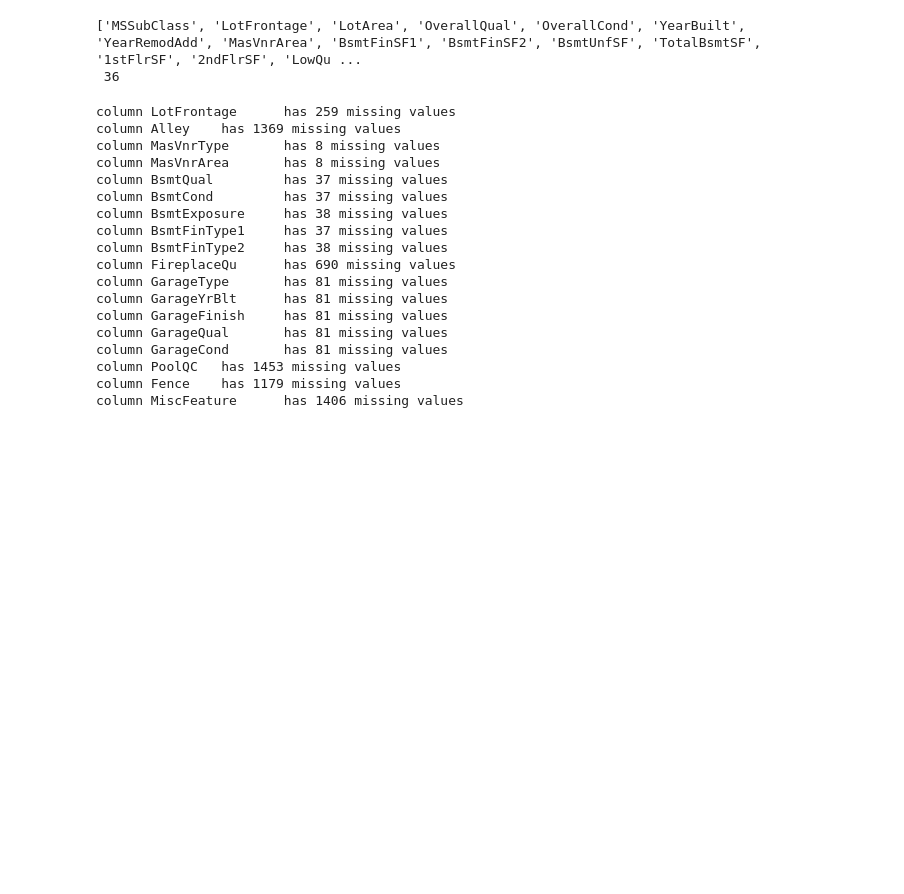
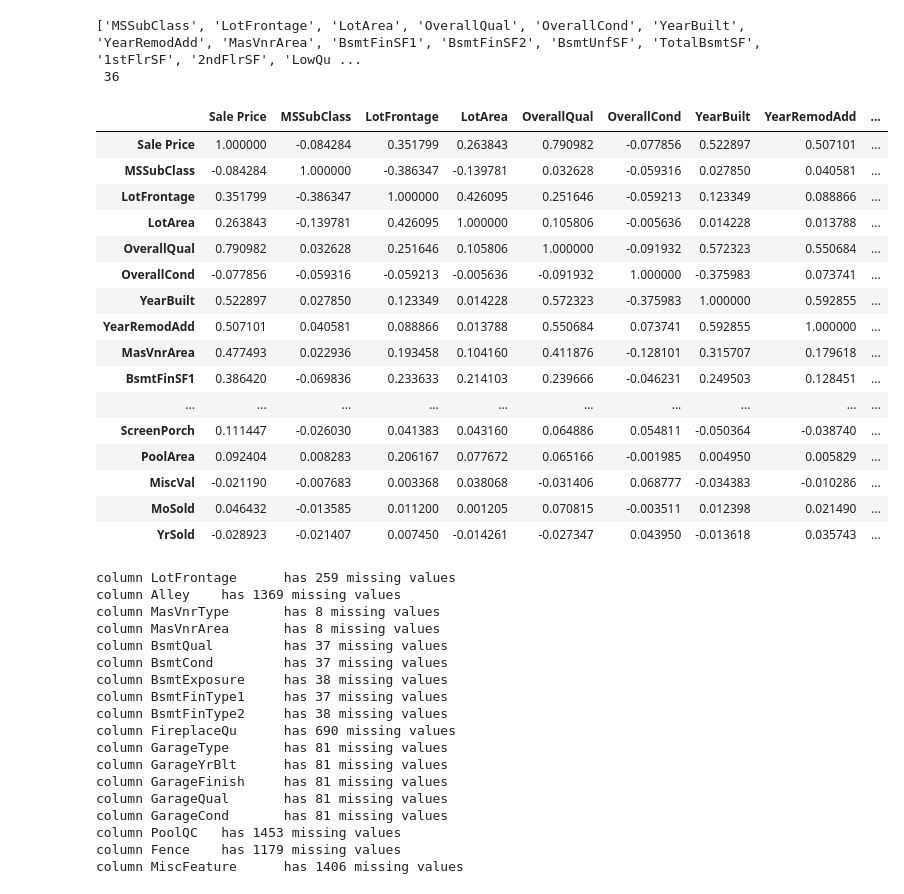
Before and after one commit to Raghav-rv28/Home-Price-Prediction, a Jupyter notebook: homeprice1.ipynb, the cells around one changed output. Cells and saved outputs as stored; diff of their text form; code cells hidden in the pictures; blank space fills up the shorter version.

```diff
--- a/homeprice1.ipynb
+++ b/homeprice1.ipynb
@@ -75,6 +75,29 @@ print(numeric_cols,"\n",len(numeric_cols))
 # %% [output]
 ['MSSubClass', 'LotFrontage', 'LotArea', 'OverallQual', 'OverallCond', 'YearBuilt', 'YearRemodAdd', 'MasVnrArea', 'BsmtFinSF1', 'BsmtFinSF2', 'BsmtUnfSF', 'TotalBsmtSF', '1stFlrSF', '2ndFlrSF', 'LowQu ...
  36
+# %%
+data = X[numeric_cols]
+data.insert(0,'Sale Price',y)
+N_corr = data.corr()
+N_corr.style.background_gradient(cmap="summer")
+# %% [output]
+|  | Sale Price | MSSubClass | LotFrontage | LotArea | OverallQual | OverallCond | YearBuilt | YearRemodAdd | ... |
+| Sale Price | 1.000000 | -0.084284 | 0.351799 | 0.263843 | 0.790982 | -0.077856 | 0.522897 | 0.507101 | ... |
+| MSSubClass | -0.084284 | 1.000000 | -0.386347 | -0.139781 | 0.032628 | -0.059316 | 0.027850 | 0.040581 | ... |
+| LotFrontage | 0.351799 | -0.386347 | 1.000000 | 0.426095 | 0.251646 | -0.059213 | 0.123349 | 0.088866 | ... |
+| LotArea | 0.263843 | -0.139781 | 0.426095 | 1.000000 | 0.105806 | -0.005636 | 0.014228 | 0.013788 | ... |
+| OverallQual | 0.790982 | 0.032628 | 0.251646 | 0.105806 | 1.000000 | -0.091932 | 0.572323 | 0.550684 | ... |
+| OverallCond | -0.077856 | -0.059316 | -0.059213 | -0.005636 | -0.091932 | 1.000000 | -0.375983 | 0.073741 | ... |
+| YearBuilt | 0.522897 | 0.027850 | 0.123349 | 0.014228 | 0.572323 | -0.375983 | 1.000000 | 0.592855 | ... |
+| YearRemodAdd | 0.507101 | 0.040581 | 0.088866 | 0.013788 | 0.550684 | 0.073741 | 0.592855 | 1.000000 | ... |
+| MasVnrArea | 0.477493 | 0.022936 | 0.193458 | 0.104160 | 0.411876 | -0.128101 | 0.315707 | 0.179618 | ... |
+| BsmtFinSF1 | 0.386420 | -0.069836 | 0.233633 | 0.214103 | 0.239666 | -0.046231 | 0.249503 | 0.128451 | ... |
+| ... | ... | ... | ... | ... | ... | ... | ... | ... | ... |
+| ScreenPorch | 0.111447 | -0.026030 | 0.041383 | 0.043160 | 0.064886 | 0.054811 | -0.050364 | -0.038740 | ... |
+| PoolArea | 0.092404 | 0.008283 | 0.206167 | 0.077672 | 0.065166 | -0.001985 | 0.004950 | 0.005829 | ... |
+| MiscVal | -0.021190 | -0.007683 | 0.003368 | 0.038068 | -0.031406 | 0.068777 | -0.034383 | -0.010286 | ... |
+| MoSold | 0.046432 | -0.013585 | 0.011200 | 0.001205 | 0.070815 | -0.003511 | 0.012398 | 0.021490 | ... |
+| YrSold | -0.028923 | -0.021407 | 0.007450 | -0.014261 | -0.027347 | 0.043950 | -0.013618 | 0.035743 | ... |
 # %%
 nulls = X.isna().sum()
 nulls = { i:x for i,x in zip(nulls.index,nulls) if x> 1}
```
Also changed, not shown: parts of 1 cell of this notebook.
